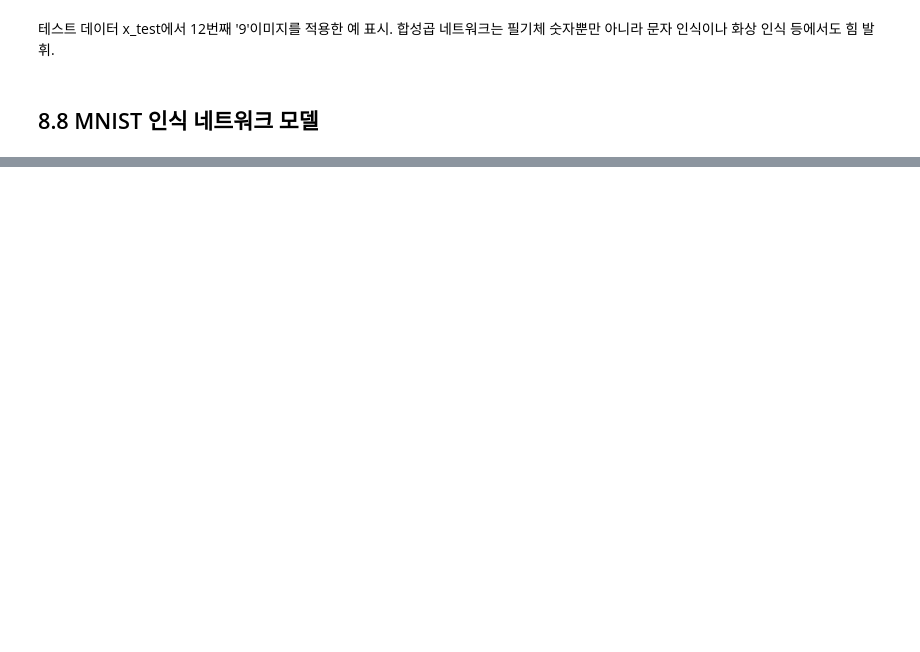
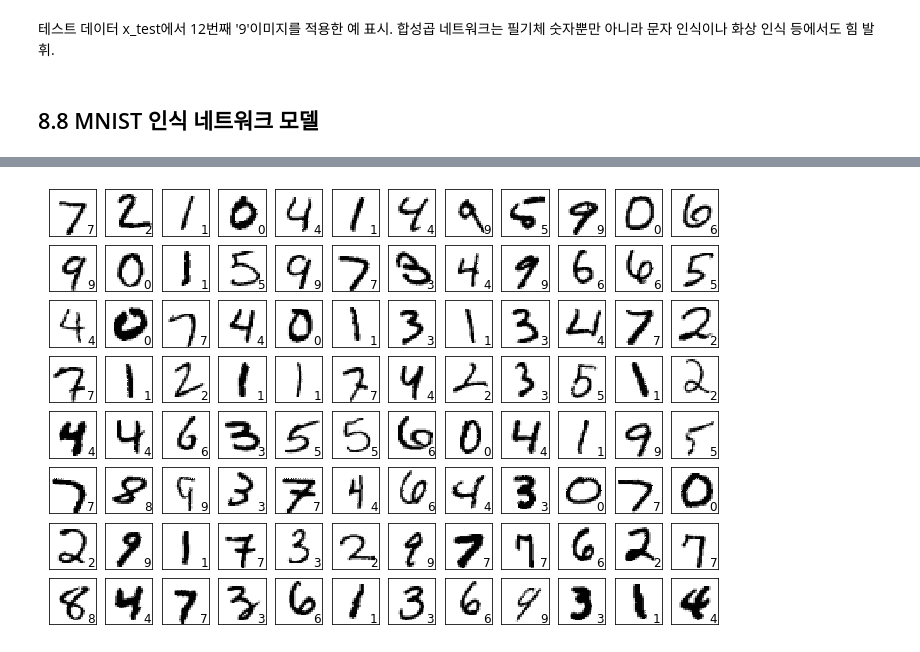
Before and after one commit to josephsh97KIM/MS_study, a Jupyter notebook: CAU_VIlab/week5_1.ipynb, the cells around one changed output, grey strips where cells are left out. Saved outputs shown, nothing was run; the diff lists cells and outputs as text; code cells hidden in the pictures; blank space fills up the shorter version.

```diff
--- a/CAU_VIlab/week5_1.ipynb
+++ b/CAU_VIlab/week5_1.ipynb
@@ -451,0 +450,6 @@ computation time:1285.898 sec
+# %%
+# MNIST 인식 네트워크 모델 테스트 데이터 예측의 예 표시
+show_prediction()
+plt.show()
+# %% [output]
+[figure, added]
```
Also changed, not shown: parts of 10 cells of this notebook.
